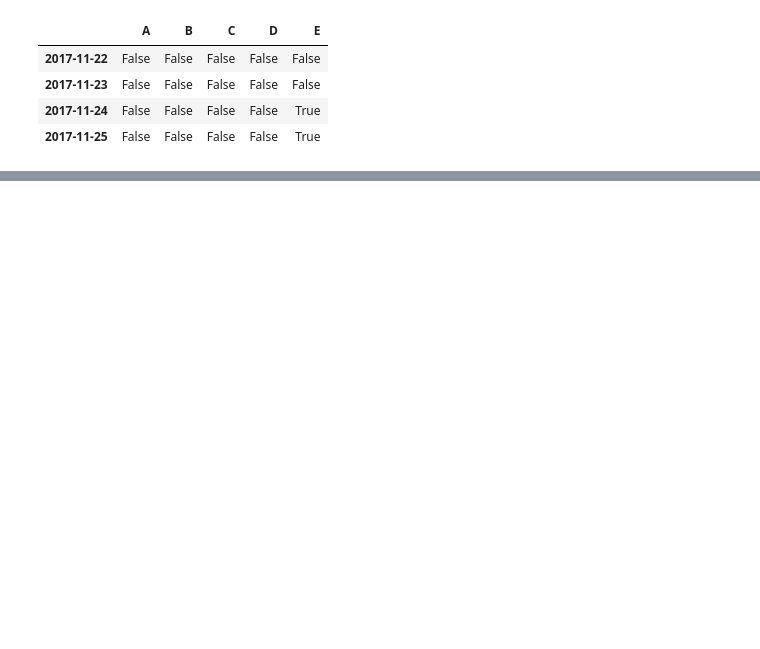
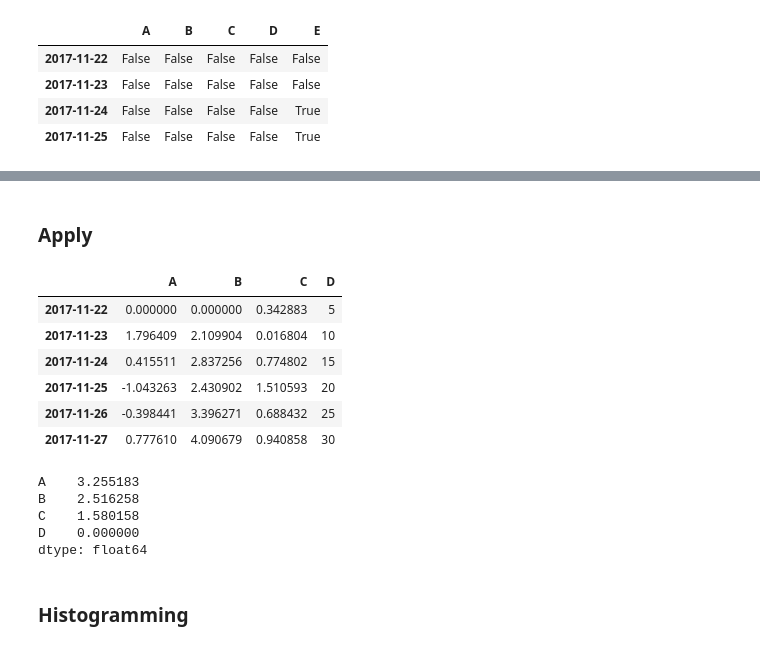
Before and after one commit to corazzon/TIL, a Jupyter notebook: pandas_exercises/10minmutes_to_pandas.ipynb, the cells around one changed output, grey strips where cells are left out. Saved outputs shown, nothing was run; the diff lists cells and outputs as text; code cells hidden in the pictures; blank space fills up the shorter version.

```diff
--- a/pandas_exercises/10minmutes_to_pandas.ipynb
+++ b/pandas_exercises/10minmutes_to_pandas.ipynb
@@ -409,0 +454,22 @@ pd.isna(df1)
+# %% [markdown]
+### Apply
+# %%
+df.apply(np.cumsum)
+# %% [output]
+|  | A | B | C | D |
+| 2017-11-22 | 0.000000 | 0.000000 | 0.342883 | 5 |
+| 2017-11-23 | 1.796409 | 2.109904 | 0.016804 | 10 |
+| 2017-11-24 | 0.415511 | 2.837256 | 0.774802 | 15 |
+| 2017-11-25 | -1.043263 | 2.430902 | 1.510593 | 20 |
+| 2017-11-26 | -0.398441 | 3.396271 | 0.688432 | 25 |
+| 2017-11-27 | 0.777610 | 4.090679 | 0.940858 | 30 |
+# %%
+df.apply(lambda x: x.max() - x.min())
+# %% [output]
+A    3.255183
+B    2.516258
+C    1.580158
+D    0.000000
+dtype: float64
+# %% [markdown]
+### Histogramming
```
Also changed, not shown: parts of 48 cells of this notebook.
